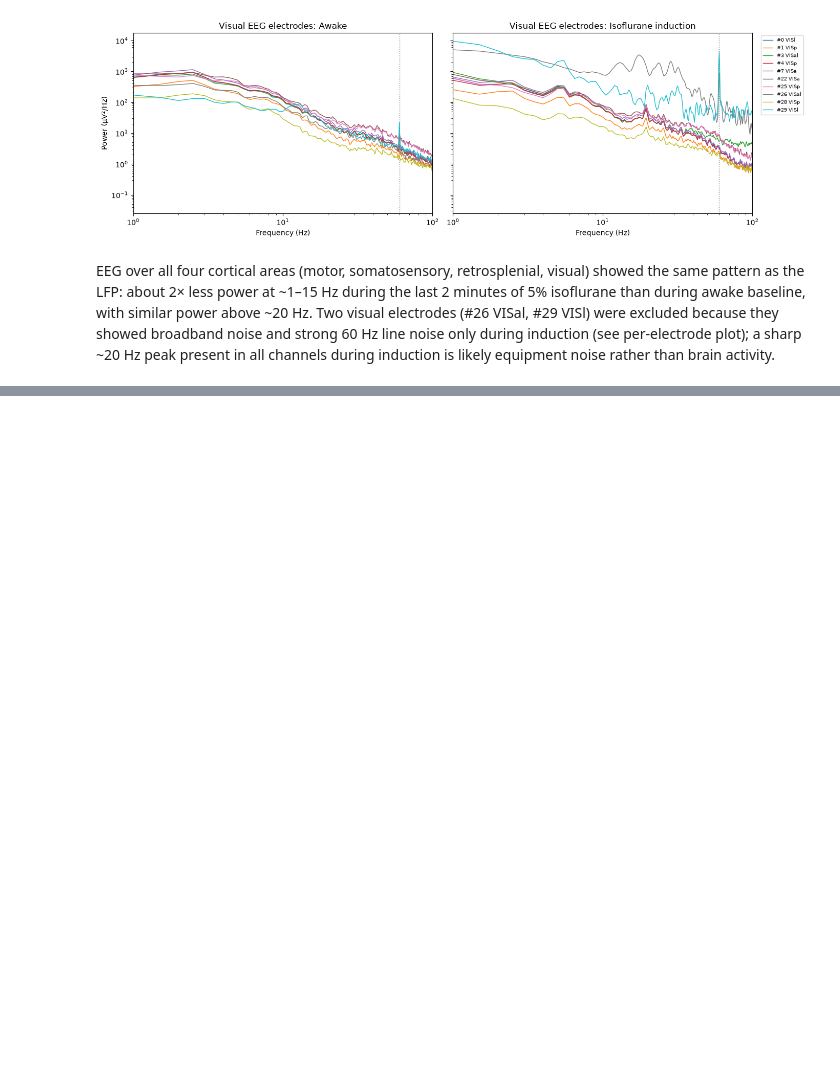
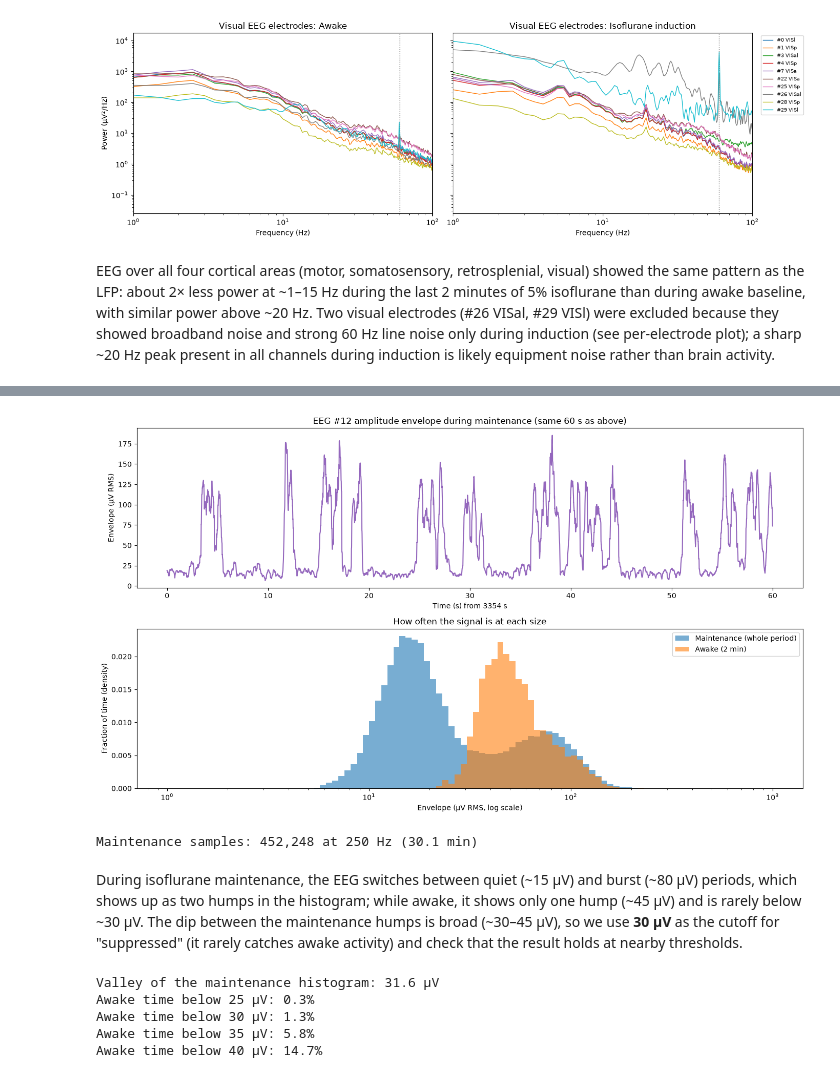
Before and after one commit to saasberkeley/dc-allen, a Jupyter notebook: src/visualization/lfp_region_spectra.ipynb, the cells around one changed output, grey strips where cells are left out. Drawn from its saved outputs; the diff is of its cells as text; code cells hidden in the pictures; blank space fills up the shorter version.

```diff
--- a/src/visualization/lfp_region_spectra.ipynb
+++ b/src/visualization/lfp_region_spectra.ipynb
@@ -456,0 +461,67 @@ EEG over all four cortical areas (motor, somatosensory, retrosplenial, visual) s
+# %%
+from scipy.signal import butter, sosfiltfilt, decimate
+
+def amplitude_envelope(x, fs, hp=1.0, target_fs=250, win_s=0.25):
+    """Remove slow drift, downsample, then compute a moving RMS (how big the signal is)."""
+    sos = butter(4, hp, btype="highpass", fs=fs, output="sos")   # remove < 1 Hz drift
+    x = sosfiltfilt(sos, x)
+    factor = int(round(fs / target_fs))
+    x = decimate(x, factor)                                     # 2500 Hz -> 250 Hz
+    fs_ds = fs / factor
+    n = int(win_s * fs_ds)                                      # 0.25 s window
+    rms = np.sqrt(np.convolve(x**2, np.ones(n) / n, mode="same"))
+    return rms, fs_ds
+
+# Envelope over the whole maintenance period (EEG motor electrode)
+_, d_m, fs_eeg = load_eeg(nwbfile, MAINT_START, MAINT_END, [mot])
+env_m, fs_env = amplitude_envelope(d_m[:, 0], fs_eeg)
+t_env = MAINT_START + np.arange(len(env_m)) / fs_env
+
+# Same electrode while awake, for comparison
+_, d_a, _ = load_eeg(nwbfile, WINDOWS_ISO["Awake"], WINDOWS_ISO["Awake"] + WIN_LEN, [mot])
+env_a, _ = amplitude_envelope(d_a[:, 0], fs_eeg)
+
+fig, axes = plt.subplots(2, 1, figsize=(14, 8))
+
+# Top: envelope over the same 60 s we just looked at
+sel = (t_env >= t0) & (t_env < t0 + LOOK)
+axes[0].plot(t_env[sel] - t0, env_m[sel], color="tab:purple")
+axes[0].set_xlabel(f"Time (s) from {t0:.0f} s")
+axes[0].set_ylabel("Envelope (µV RMS)")
+axes[0].set_title(f"EEG #{mot} amplitude envelope during maintenance (same 60 s as above)")
+
+# Bottom: distribution of envelope values, maintenance vs. awake
+bins = np.logspace(0, 3, 100)
+axes[1].hist(env_m, bins=bins, density=True, alpha=0.6, label="Maintenance (whole period)")
+axes[1].hist(env_a, bins=bins, density=True, alpha=0.6, label="Awake (2 min)")
+axes[1].set_xscale("log")
+axes[1].set_xlabel("Envelope (µV RMS, log scale)")
+axes[1].set_ylabel("Fraction of time (density)")
+axes[1].set_title("How often the signal is at each size")
+axes[1].legend()
+
+plt.tight_layout()
+plt.show()
+print(f"Maintenance samples: {len(env_m):,} at {fs_env:.0f} Hz ({len(env_m)/fs_env/60:.1f} min)")
+# %% [output]
+[figure, added]
+Maintenance samples: 452,248 at 250 Hz (30.1 min)
+# %% [markdown]
+During isoflurane maintenance, the EEG switches between quiet (~15 µV) and burst (~80 µV) periods, which shows up as two humps in the histogram; while awake, it shows only one hump (~45 µV) and is rarely below ~30 µV. The dip between the maintenance humps is broad (~30–45 µV), so we use **30 µV** as the cutoff for "suppressed" (it rarely catches awake activity) and check that the result holds at nearby thresholds.
+# %%
+# Find the valley of the maintenance histogram (lowest point between the two humps)
+counts, edges = np.histogram(env_m, bins=np.logspace(0, 3, 100))
+centers = np.sqrt(edges[:-1] * edges[1:])          # middle of each bin
+between = (centers > 15) & (centers < 80)          # only look between the two hump peaks
+valley = centers[between][np.argmin(counts[between])]
+print(f"Valley of the maintenance histogram: {valley:.1f} µV")
+
+# How often is the awake signal below the candidate thresholds?
+for th in [25, 30, 35, 40]:
+    print(f"Awake time below {th} µV: {(env_a < th).mean():.1%}")
+# %% [output]
+Valley of the maintenance histogram: 31.6 µV
+Awake time below 25 µV: 0.3%
+Awake time below 30 µV: 1.3%
+Awake time below 35 µV: 5.8%
+Awake time below 40 µV: 14.7%
```
Also changed, not shown: parts of 10 cells of this notebook.
